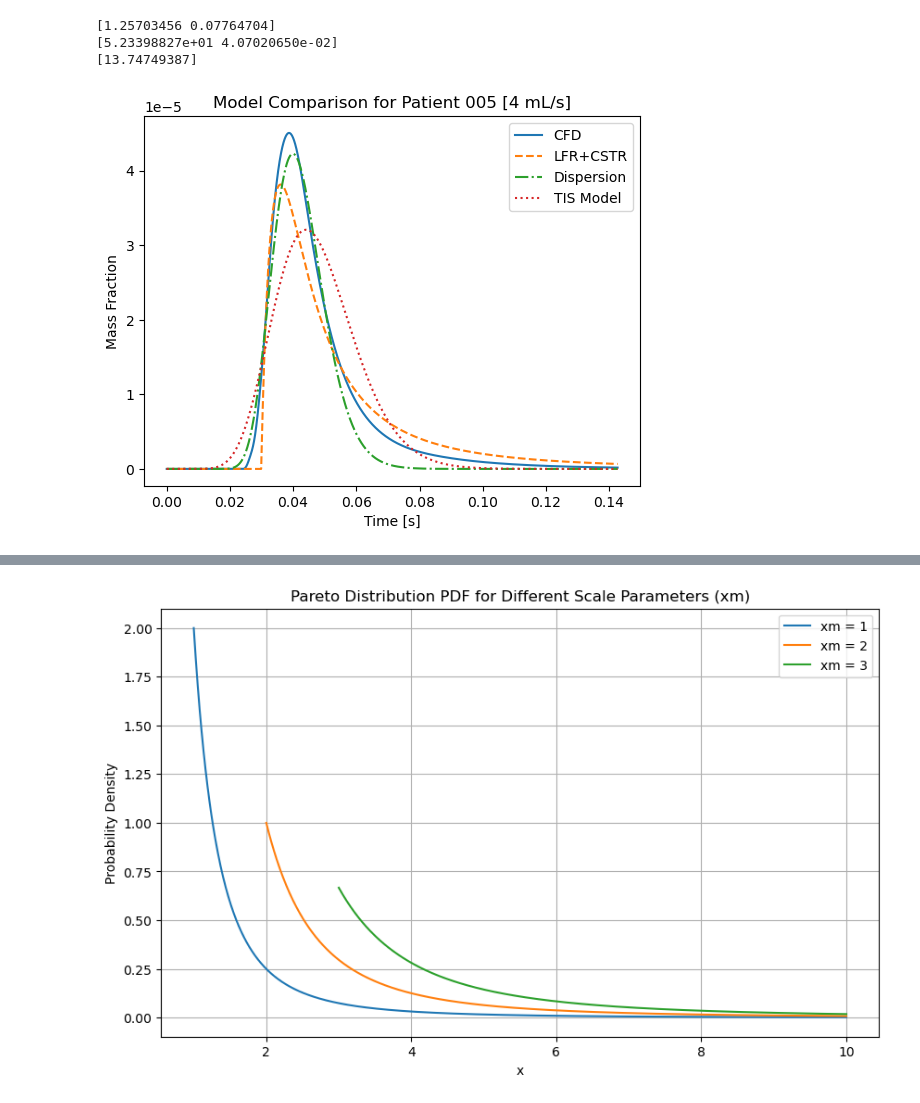
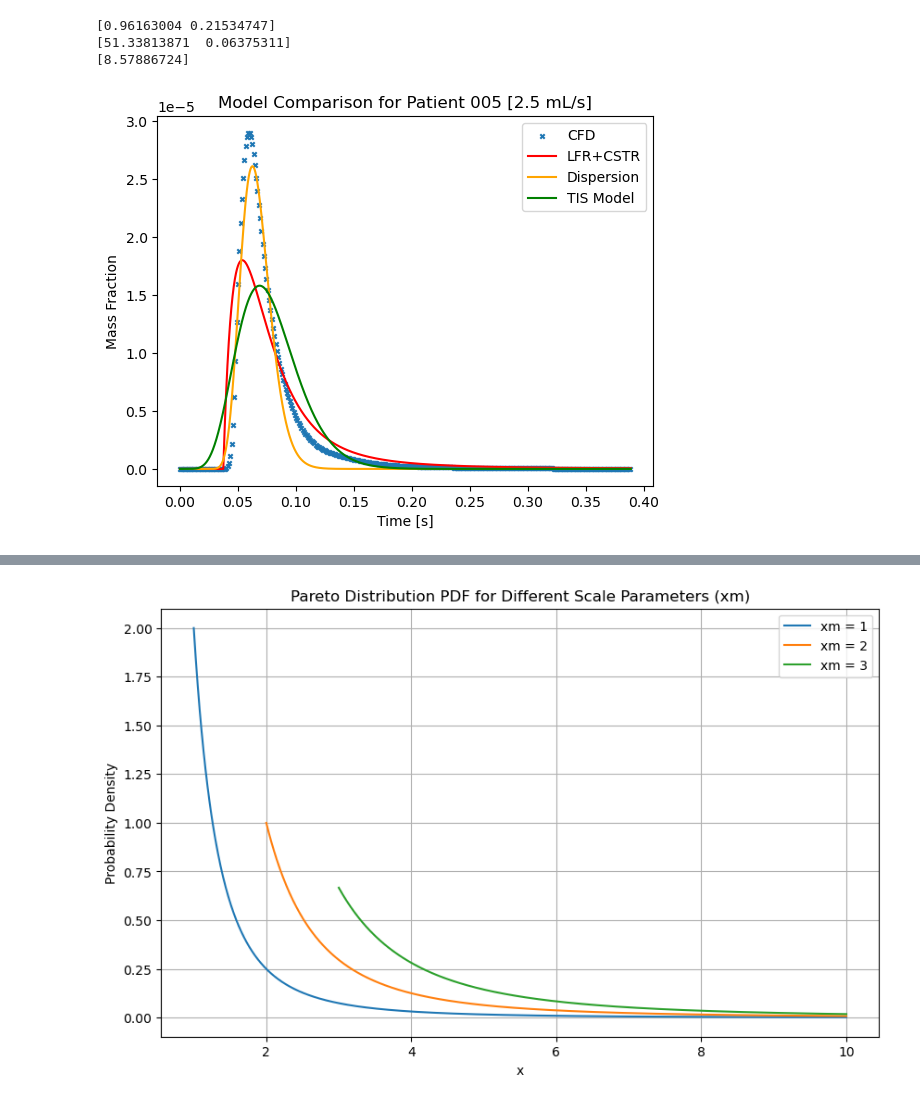
Before and after one commit to matmulmiller/TRANSONIC, a Jupyter notebook: notebooks/manual_manipulation.ipynb, the cells around one changed output, grey strips where cells are left out. Drawn from its saved outputs; the diff is of its cells as text; code cells hidden in the pictures.

Commit message:
FINAL REAL PATIENT DATA
Added Sensitivity Analysis jupyter notebook.

```diff
--- a/notebooks/manual_manipulation.ipynb
+++ b/notebooks/manual_manipulation.ipynb
@@ -7,8 +114,5 @@ from sklearn.metrics import mean_squared_error
 # %%
-import os
-os.chdir(r"C:\Users\jacob\OneDrive - University of Louisville\Projects\Dissertation\PhaseI\data_analysis\TRANSONIC\TRANSONIC")
 import numpy as np
-from src.modules.model_class import Model
 
 
 class SINGLE_DISPERSION(Model):
@@ -38,7 +142,7 @@ class SINGLE_DISPERSION(Model):
         self.dt = dt
         self.tau = tau
         self.bounds = bounds
-        self.C0 = (self.dt * (4*10**-6)) / (1.94*10**-7)
+        self.C0 = C0
 
     def C_1(self, t: float, Pe: float, tau: float) -> np.array:
         """
@@ -63,7 +167,7 @@ class SINGLE_DISPERSION(Model):
         """
         return self.C_1(x, Pe, tau)
 # %%
-class LFR_DZ_CSTR():
+class LFR_DZ_CSTR(Model):
     """
     LFR_DZ_CSTR model represents a system where all flow first enters a
     laminar flow reactor (LFR).The outlet of the LFR goes directly to the
@@ -155,46 +259,58 @@ c6 = model.outlet_concentration(t, *param_dict['Set6'])
 # %%
 import math
 def TIS(xdata, n):
-    tau = 0.047565295
+    Q = 2.5*10**-6
+    tau = 0.077744
     numerator = xdata**(n-1)
     denominator = math.gamma(n)*(tau/n)**n
-    N0 = 1e-6 * (1045 * 4*10**-6)
-    return N0*(numerator/denominator)*np.exp(-xdata / (tau/n)) / (1045*4.0e-6)
+    N0 = 1e-6 * (1045 * Q)
+    return N0*(numerator/denominator)*np.exp(-xdata / (tau/n)) / (1045*Q)
 # %%
 from scipy.optimize import curve_fit
+import os
+os.chdir(r"C:\Users\jacob\OneDrive - University of Louisville\Projects\Dissertation\PhaseI\data_analysis\TRANSONIC\TRANSONIC")
 
-pat_model = LFR_DZ_CSTR(1e-6, 0.047565295)
-SD = SINGLE_DISPERSION(1e-6, 0.047565295)
+mean_RT = 0.077744
+C0 = 1e-6 / mean_RT
 
-patient_005 = pd.read_csv("data/C_curves/sim6.csv", header=0, index_col=0)
+pat_model = LFR_DZ_CSTR(1e-6, mean_RT)
+SD = SINGLE_DISPERSION(1e-6, mean_RT, initial_guess=(50, mean_RT), C0=C0)
+
+patient_005 = pd.read_csv("results\\run2\\C_curves\\sim2.csv", header=0, index_col=0)
 X = patient_005.time
 Y = patient_005.mass_fraction
 
-knobs = [1.36, 0.05]
-pat_params, _ = curve_fit(pat_model.function, X, Y, bounds=((0, 0), (np.inf, np.inf)))
+
+pat_params, _ = curve_fit(pat_model.function, X, Y, bounds=((0, 0), (1, 1)))
 print(pat_params)
 
-SD.scipy_curve_fit(X.to_numpy(), Y.to_numpy(), bounds=((0, 0), (np.inf, np.inf)))
+SD.scipy_curve_fit(X.to_numpy(),
+                   Y.to_numpy(),
+                   bounds=((0, 0), (np.inf, np.inf)))
 print(SD.params)
 n, _ = curve_fit(TIS, X, Y, bounds=(0, np.inf))
 print(n)
 
 
+t = X[:5000].copy(deep=True).to_numpy()
+
 plt.figure()
-plt.plot(X, Y, label='CFD')
-plt.plot(X, pat_model.function(X, *pat_params), '--', label='LFR+CSTR')
-plt.plot(X, SD.predict(X), '-.', label='Dispersion')
-plt.plot(X, TIS(X, n), ':', label='TIS Model')
+plt.scatter(X[::40], Y[::40], s=10, marker='x', label='CFD')
+plt.plot(X, pat_model.function(X, *pat_params), 'r', label='LFR+CSTR')
+# plt.plot(X, pat_model.function(X, 0.78, 0.22), 'r', label='LFR+CSTR')
+plt.plot(X, SD.predict(X), c='orange', label='Dispersion')
+plt.plot(X, TIS(X, n), c='green', label='TIS Model')
 plt.ylabel('Mass Fraction')
 plt.xlabel('Time [s]')
-plt.title('Model Comparison for Patient 005 [4 mL/s]')
+plt.title('Model Comparison for Patient 005 [2.5] mL/s]')
+# plt.xlim(0, 0.15)
 plt.legend()
 plt.show()
 # %% [output]
-[1.25703456 0.07764704]
-[5.23398827e+01 4.07020650e-02]
-[13.74749387]
+[0.96163004 0.21534747]
+[51.33813871  0.06375311]
+[8.57886724]
-[figure, old version]
+[figure, new version]
 # %%
 fig, ax = plt.subplots()
 ax.plot(t, c1, label=f"a={param_dict['Set1'][0]}, b={param_dict['Set1'][1]}")
```
Also changed, not shown: parts of 3 cells of this notebook, 30 other files.
